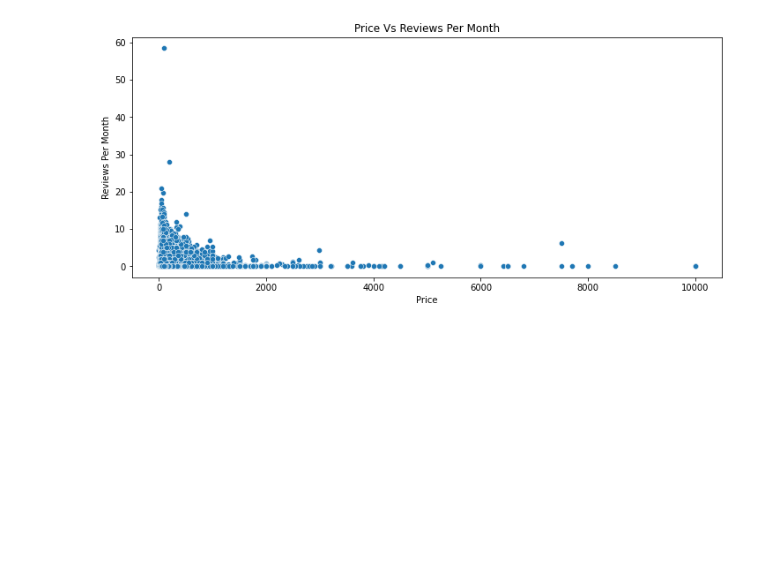
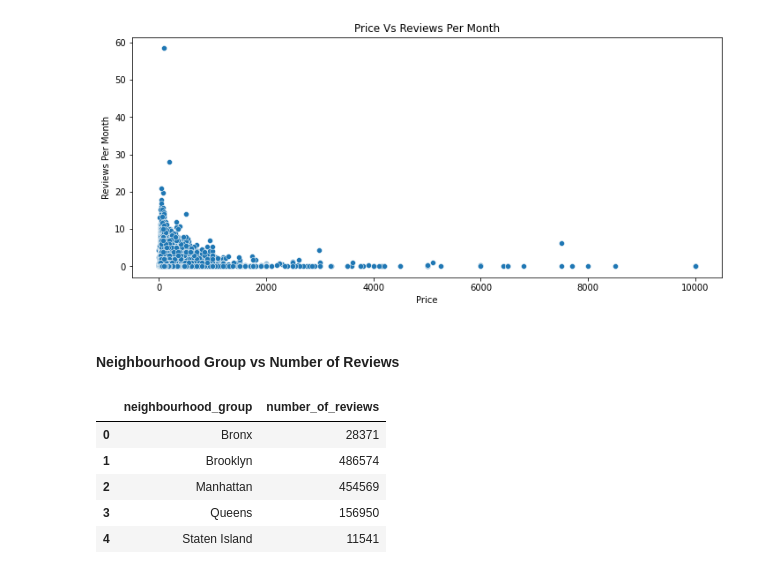
Before and after one commit to itsaniketrathod/Capstone-Project-EDA, a Jupyter notebook: AirBnB_Booking_Analysis.ipynb, the cells around one changed output. Cells and saved outputs as stored; diff of their text form; code cells hidden in the pictures; blank space fills up the shorter version.

```diff
--- a/AirBnB_Booking_Analysis.ipynb
+++ b/AirBnB_Booking_Analysis.ipynb
@@ -271,3 +271,15 @@ plt.show
 # %% [output]
 <function matplotlib.pyplot.show(*args, **kw)>
 [figure]
+# %% [markdown]
+#### **Neighbourhood Group vs Number of Reviews**
+# %%
+number_of_reviews_in_neighbourhood_group = airbnb_df.groupby(['neighbourhood_group'])['number_of_reviews'].sum().reset_index()
+number_of_reviews_in_neighbourhood_group
+# %% [output]
+|  | neighbourhood_group | number_of_reviews |
+| 0 | Bronx | 28371 |
+| 1 | Brooklyn | 486574 |
+| 2 | Manhattan | 454569 |
+| 3 | Queens | 156950 |
+| 4 | Staten Island | 11541 |
```
Also changed, not shown: parts of 1 cell of this notebook.
